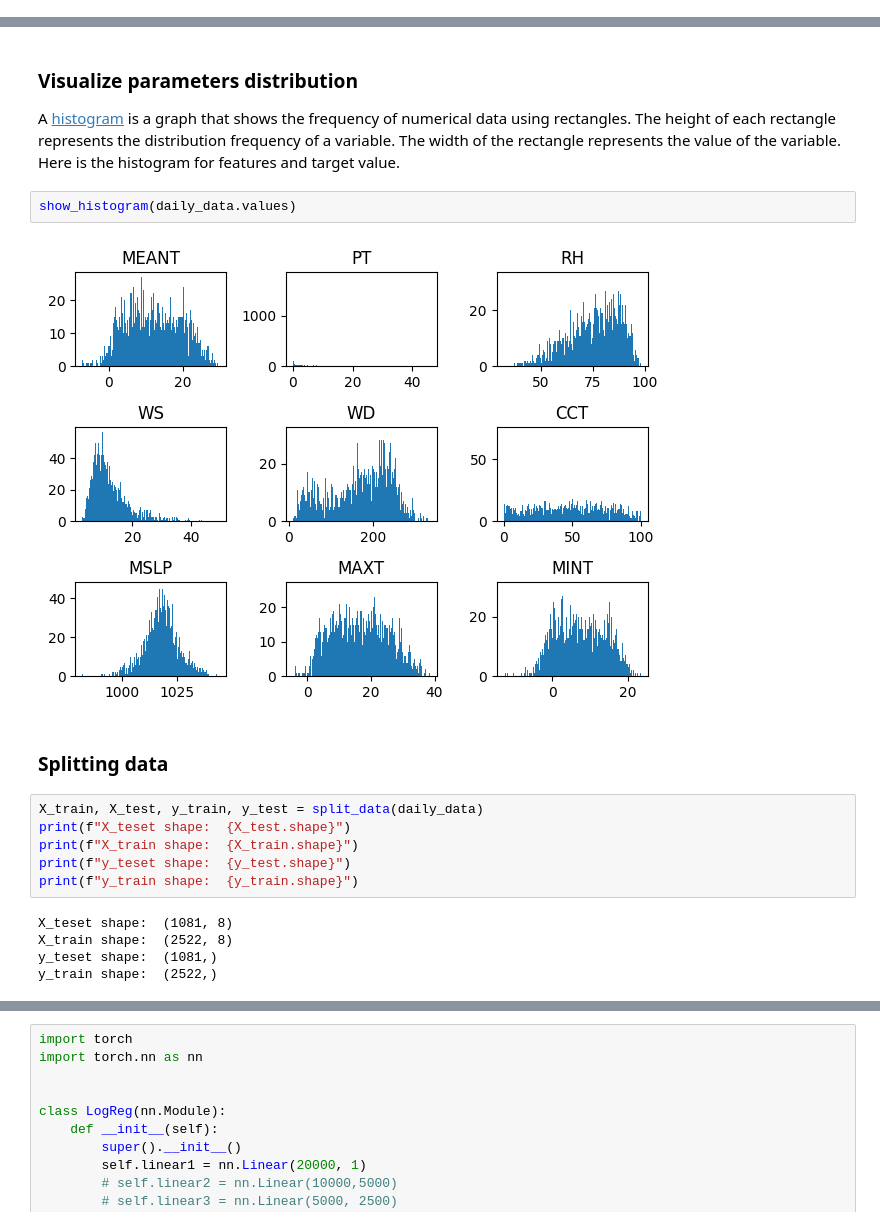
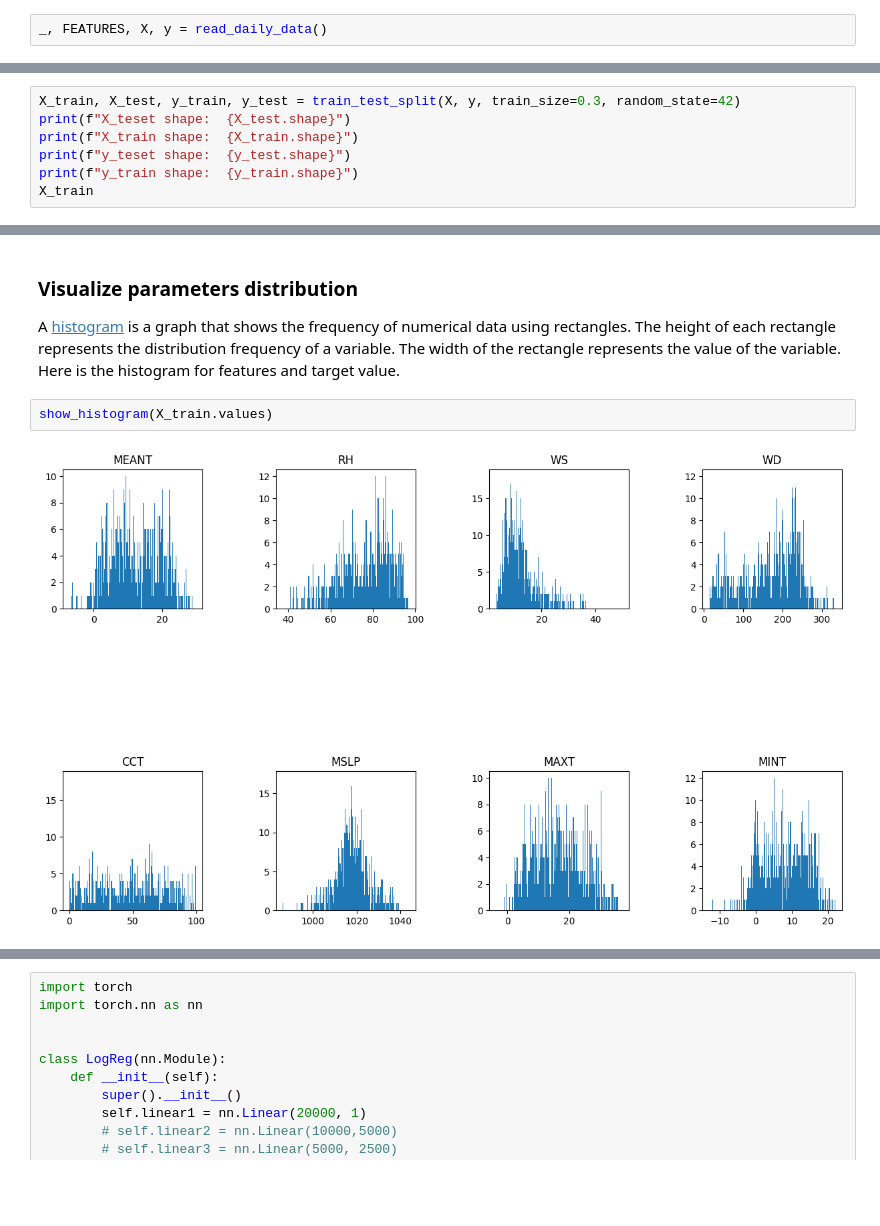
Before and after one commit to fraxea/weather, a Jupyter notebook: report.ipynb, the cells around one changed output, grey strips where cells are left out. Drawn from its saved outputs; the diff is of its cells as text; blank space fills up the shorter version.

```diff
--- a/report.ipynb
+++ b/report.ipynb
@@ -143,0 +87,2 @@ _, _, daily_data = read_daily_data()
+# %%
+_, FEATURES, X, y = read_daily_data()
@@ -143,0 +91,7 @@ _, _, daily_data = read_daily_data()
+# %%
+X_train, X_test, y_train, y_test = train_test_split(X, y, train_size=0.3, random_state=42)
+print(f"X_teset shape:  {X_test.shape}")
+print(f"X_train shape:  {X_train.shape}")
+print(f"y_teset shape:  {y_test.shape}")
+print(f"y_train shape:  {y_train.shape}")
+X_train
@@ -145,19 +118,6 @@ _, _, daily_data = read_daily_data()
 ### Visualize parameters distribution
 A [histogram](https://www.investopedia.com/terms/h/histogram.asp#:~:text=A%20histogram%20is%20a%20graph,how%20often%20that%20variable%20appears) is a graph that shows the frequency of numerical data using rectangles. The height of each rectangle represents the distribution frequency of a variable. The width of the rectangle represents the value of the variable. Here is the histogram for features and target value.
 # %%
-show_histogram(daily_data.values)
+show_histogram(X_train.values)
 # %% [output]
-[figure, old version]
+[figure, new version]
-# %% [markdown]
-### Splitting data
-# %%
-X_train, X_test, y_train, y_test = split_data(daily_data)
-print(f"X_teset shape:  {X_test.shape}")
-print(f"X_train shape:  {X_train.shape}")
-print(f"y_teset shape:  {y_test.shape}")
-print(f"y_train shape:  {y_train.shape}")
-# %% [output]
-X_teset shape:  (1081, 8)
-X_train shape:  (2522, 8)
-y_teset shape:  (1081,)
-y_train shape:  (2522,)
```
Also changed, not shown: parts of 16 cells of this notebook, 2 other files.
